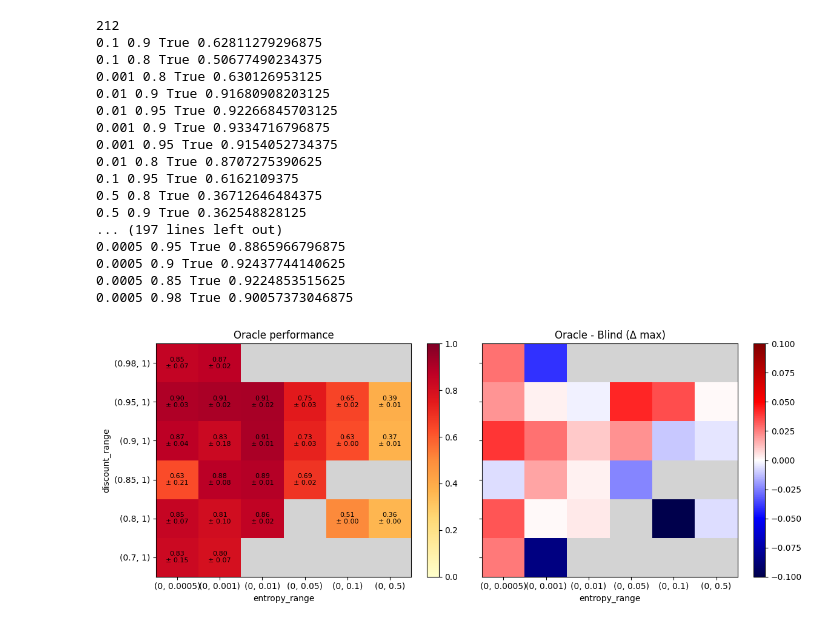
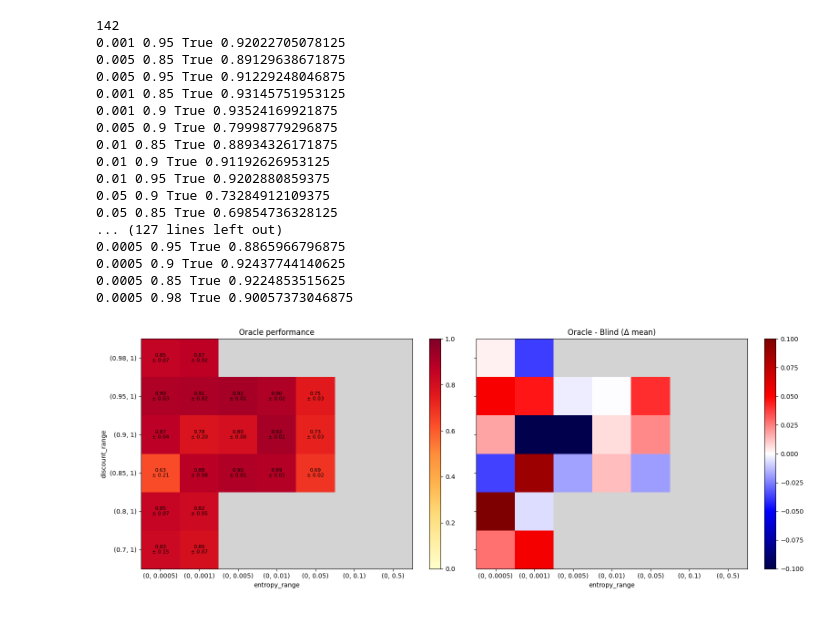
Before and after one commit to Emerge-Lab/PufferDrive, a Jupyter notebook: tmp.ipynb, the cells around one changed output. Drawn from its saved outputs; the diff is of its cells as text; code cells hidden in the pictures.

```diff
--- a/tmp.ipynb
+++ b/tmp.ipynb
@@ -7,7 +7,7 @@ from collections import defaultdict
 api = wandb.Api(timeout=120)
 
 
-runs = api.runs("emerge_/adaptive", filters={"tags": {"$in": ["ent_closerLook", "3seeds-ent-disc-sweep"]}})
+runs = api.runs("emerge_/adaptive", filters={"tags": {"$in": ["ent_closerLook"]}})
 print(len(runs))
 
 buckets = defaultdict(lambda: {True: [], False: []})
@@ -36,19 +36,19 @@ for r in runs:
 
     buckets[(disc, ent)][oracle].append(v)
 # %% [output]
-212
-0.1 0.9 True 0.62811279296875
-0.1 0.8 True 0.50677490234375
-0.001 0.8 True 0.630126953125
-0.01 0.9 True 0.91680908203125
-0.01 0.95 True 0.92266845703125
-0.001 0.9 True 0.9334716796875
-0.001 0.95 True 0.9154052734375
-0.01 0.8 True 0.8707275390625
-0.1 0.95 True 0.6162109375
-0.5 0.8 True 0.36712646484375
-0.5 0.9 True 0.362548828125
-... (197 lines left out)
+142
+0.001 0.95 True 0.92022705078125
+0.005 0.85 True 0.89129638671875
+0.005 0.95 True 0.91229248046875
+0.001 0.85 True 0.93145751953125
+0.001 0.9 True 0.93524169921875
+0.005 0.9 True 0.79998779296875
+0.01 0.85 True 0.88934326171875
+0.01 0.9 True 0.91192626953125
+0.01 0.95 True 0.9202880859375
+0.05 0.9 True 0.73284912109375
+0.05 0.85 True 0.69854736328125
+... (127 lines left out)
 0.0005 0.95 True 0.8865966796875
 0.0005 0.9 True 0.92437744140625
 0.0005 0.85 True 0.9224853515625
@@ -59,7 +59,7 @@ import matplotlib.pyplot as plt
 from matplotlib.colors import Normalize, TwoSlopeNorm
 
 
-entropy_values = [0.0005, 0.001, 0.01, 0.05, 0.1, 0.5]
+entropy_values = [0.0005, 0.001, 0.005, 0.01, 0.05, 0.1, 0.5]
 discount_values = [0.70, 0.80, 0.85, 0.90, 0.95, 0.98]
 
 M = np.full((len(discount_values), len(entropy_values)), np.nan)
@@ -70,7 +70,7 @@ disc_idx = {d: i for i, d in enumerate(discount_values)}
 
 for (disc, ent), d in buckets.items():
     if disc in disc_idx and ent in ent_idx and d[True] and d[False]:
-        M[disc_idx[disc], ent_idx[ent]] = np.max(d[True]) - np.max(d[False])
+        M[disc_idx[disc], ent_idx[ent]] = np.mean(d[True]) - np.mean(d[False])
         std[disc_idx[disc], ent_idx[ent]] = np.std(d[True])
         mean[disc_idx[disc], ent_idx[ent]] = np.mean(d[True])
 
@@ -88,36 +88,36 @@ delta_cmap.set_bad('lightgray')
 perf_norm  = Normalize(vmin=0.0, vmax=1.0)
 delta_norm = TwoSlopeNorm(vmin=-0.1, vcenter=0.0, vmax=0.1)
 
-fig, axes = plt.subplots(1, 2, figsize=(12, 4.8), sharex=True, sharey=True)
+fig, axes = plt.subplots(1, 2, figsize=(16, 6), sharex=True, sharey=True)
 
 # --- Left: Oracle performance (mean ± std) ---
 im0 = axes[0].imshow(mean_ma, origin="lower", aspect="auto",
                      cmap=perf_cmap, norm=perf_norm)
 for i in range(len(discount_values)):
     for j in range(len(entropy_values)):
         if not np.isnan(mean[i, j]):
             axes[0].text(j, i, f"{mean[i, j]:.2f}\n± {std[i, j]:.2f}",
                          ha="center", va="center", fontsize=8, color="black")
 axes[0].set_title("Oracle performance")
 axes[0].set_xlabel("entropy_range")
 axes[0].set_ylabel("discount_range")
 axes[0].set_xticks(range(len(entropy_values)))
 axes[0].set_xticklabels([f"{(0, e)}" for e in entropy_values])
 axes[0].set_yticks(range(len(discount_values)))
 axes[0].set_yticklabels([f"{(d, 1)}" for d in discount_values])
 cbar0 = fig.colorbar(im0, ax=axes[0])
 
 # --- Right: Oracle advantage (Δ mean) ---
 im1 = axes[1].imshow(delta_ma, origin="lower", aspect="auto",
                      cmap=delta_cmap, norm=delta_norm)
-axes[1].set_title("Oracle - Blind (Δ max)")
+axes[1].set_title("Oracle - Blind (Δ mean)")
 axes[1].set_xlabel("entropy_range")
 axes[1].set_xticks(range(len(entropy_values)))
 # e -> (0, e)
 axes[1].set_xticklabels([f"{(0, e)}" for e in entropy_values])
 cbar1 = fig.colorbar(im1, ax=axes[1])
 
 plt.tight_layout()
 plt.show()
 # %% [output]
-[figure, old version]
+[figure, new version]
```
Also changed, not shown: 5 other files.
